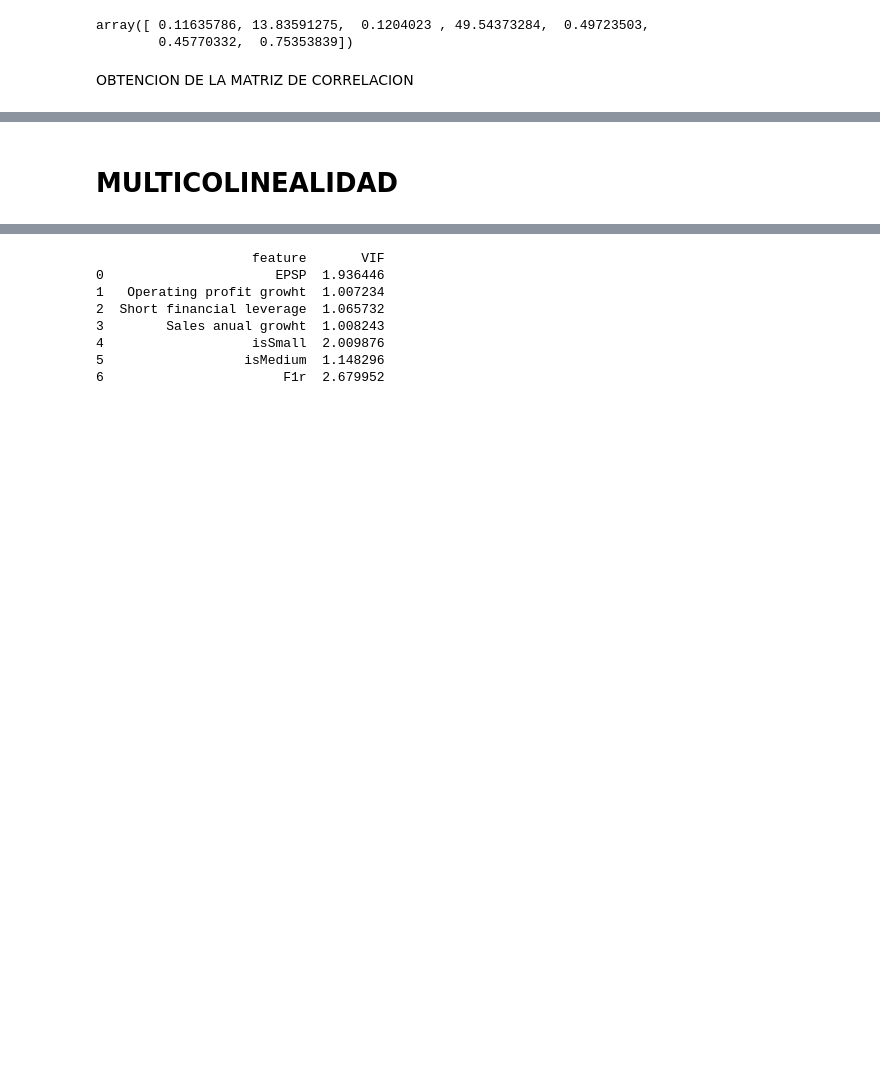
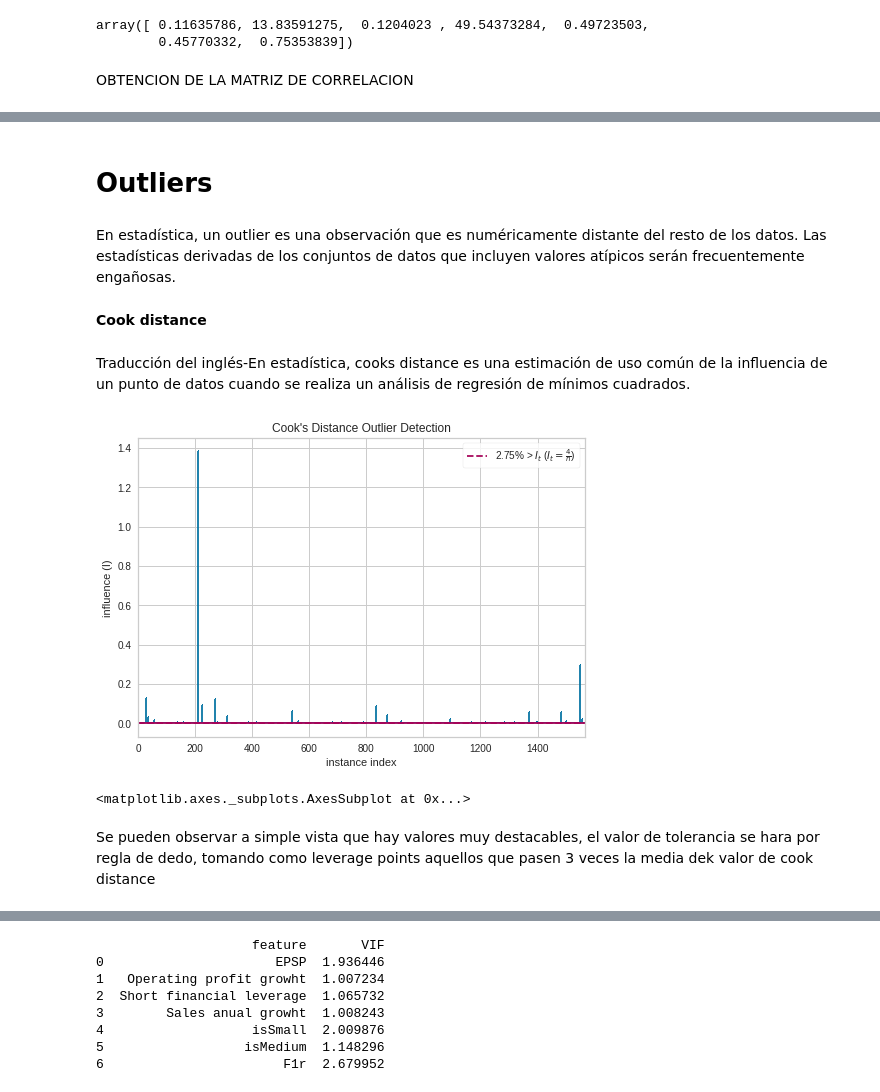
Before and after one commit to A01552594/Estadistica, a Jupyter notebook: Codigo/Entregable2.ipynb, the cells around one changed output, grey strips where cells are left out. Cells and saved outputs as stored; diff of their text form; code cells hidden in the pictures; blank space fills up the shorter version.

```diff
--- a/Codigo/Entregable2.ipynb
+++ b/Codigo/Entregable2.ipynb
@@ -407,0 +307,2 @@ RECORDEMOS QUE LA CORRELACIÓN ES QUE TANTO SE RELACIONAN LAS VARIALES ENTRE CAD
+# %%
+df_train["leverage"] = l
@@ -408,2 +332,24 @@ RECORDEMOS QUE LA CORRELACIÓN ES QUE TANTO SE RELACIONAN LAS VARIALES ENTRE CAD
 # %% [markdown]
-# MULTICOLINEALIDAD
+# Outliers
+# %% [markdown]
+En estadística, un outlier es una observación que es numéricamente distante del resto de los datos. Las estadísticas derivadas de los conjuntos de datos que incluyen valores atípicos serán frecuentemente engañosas.
+# %% [markdown]
+**Cook distance**
+# %% [markdown]
+Traducción del inglés-En estadística, cooks distance es una estimación de uso común de la influencia de un punto de datos cuando se realiza un análisis de regresión de mínimos cuadrados.
+# %%
+from yellowbrick.regressor import CooksDistance
+X = df_train[['EPSP','Operating profit growht','Short financial leverage', 'Sales anual growht', 'isSmall', 'isMedium', "b"]]
+y = df_train["F1r"]
+m = sm.OLS(y, X).fit()
+influence_values = m.get_influence()
+l = influence_values.hat_matrix_diag
+
+visualizer = CooksDistance()
+visualizer.fit(X, y)
+visualizer.show()
+# %% [output]
+[figure, added]
+<matplotlib.axes._subplots.AxesSubplot at 0x...>
+# %% [markdown]
+Se pueden observar a simple vista que hay valores muy destacables, el valor de tolerancia se hara por regla de dedo, tomando como leverage points aquellos que pasen 3 veces la media dek valor de cook distance
```
Also changed, not shown: parts of 94 cells of this notebook, 1 other file.
